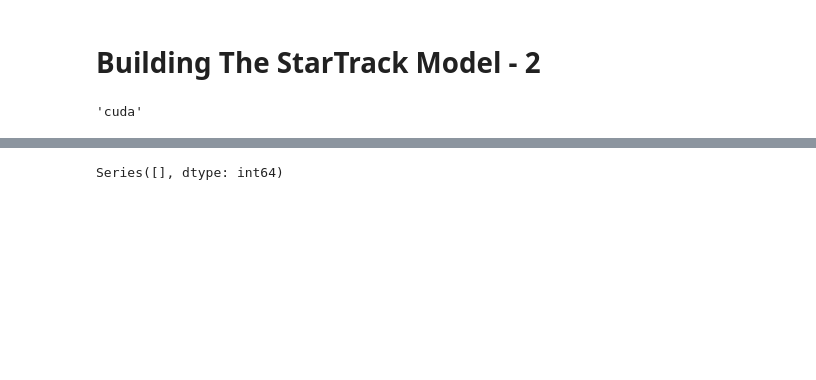
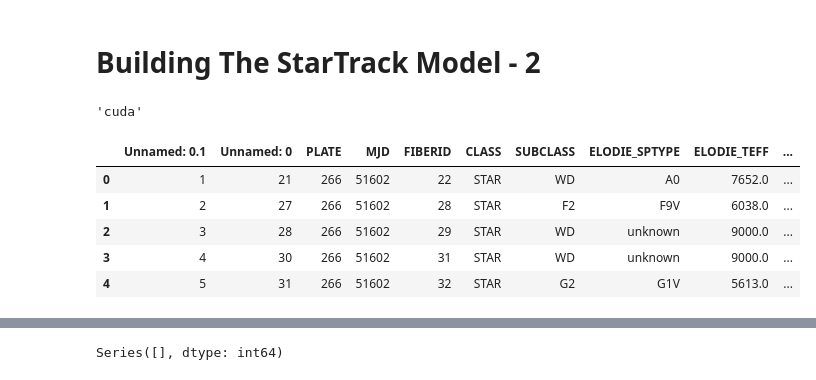
Before and after one commit to blueskinlizard/StarTrack, a Jupyter notebook: notebooks/Building The StarTrack Model - 2.ipynb, the cells around one changed output, grey strips where cells are left out. Cells and saved outputs as stored; diff of their text form; code cells hidden in the pictures; blank space fills up the shorter version.

```diff
--- a/notebooks/Building The StarTrack Model - 2.ipynb
+++ b/notebooks/Building The StarTrack Model - 2.ipynb
@@ -24,5 +24,13 @@ device
 'cuda'
 # %%
 tabular_data = pd.read_csv('../data/processed_data.csv')
-# spectrogram_data = np.load('../data/startrack_spectrograms.npz', allow_pickle=True)
+pd.set_option('display.max_columns', None)
+tabular_data.head()
+# %% [output]
+|  | Unnamed: 0.1 | Unnamed: 0 | PLATE | MJD | FIBERID | CLASS | SUBCLASS | ELODIE_SPTYPE | ELODIE_TEFF | ... |
+| 0 | 1 | 21 | 266 | 51602 | 22 | STAR | WD | A0 | 7652.0 | ... |
+| 1 | 2 | 27 | 266 | 51602 | 28 | STAR | F2 | F9V | 6038.0 | ... |
+| 2 | 3 | 28 | 266 | 51602 | 29 | STAR | WD | unknown | 9000.0 | ... |
+| 3 | 4 | 30 | 266 | 51602 | 31 | STAR | WD | unknown | 9000.0 | ... |
+| 4 | 5 | 31 | 266 | 51602 | 32 | STAR | G2 | G1V | 5613.0 | ... |
 # %%
```
Also changed, not shown: parts of 18 cells of this notebook, 2 other files.
